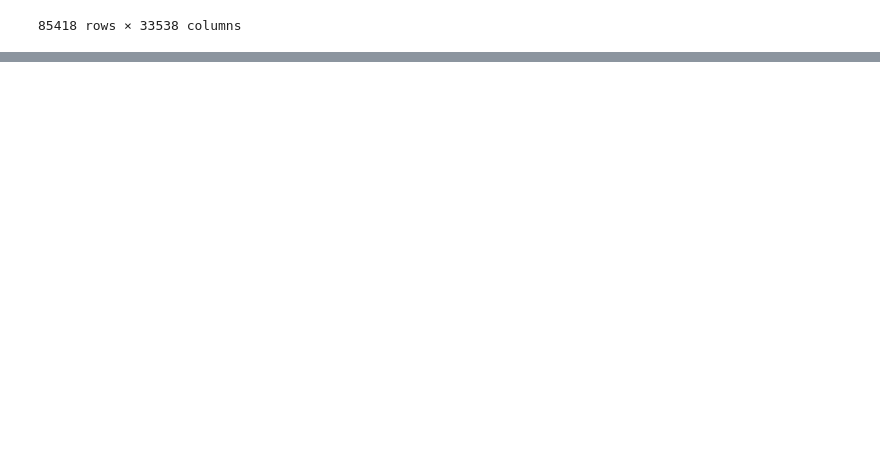
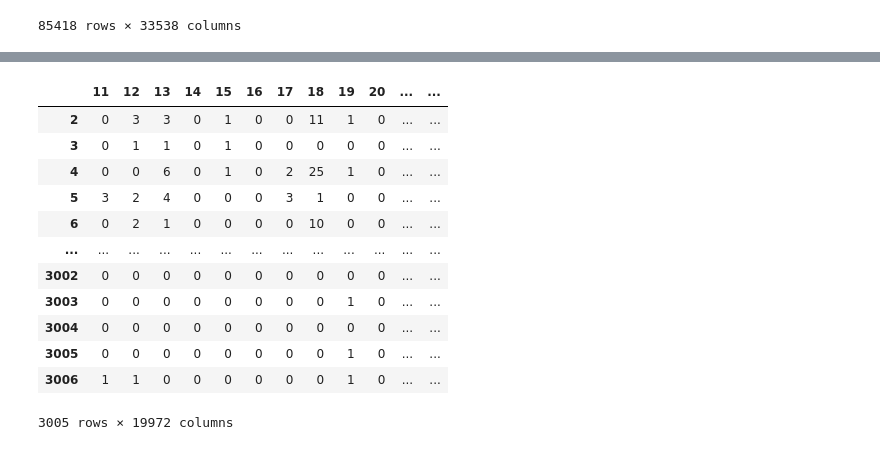
Before and after one commit to Neermita18/Spatial_gene_enhancement_bio_intern, a Jupyter notebook: scRNA+spatial_data.ipynb, the cells around one changed output, grey strips where cells are left out. Drawn from its saved outputs; the diff is of its cells as text; code cells hidden in the pictures; blank space fills up the shorter version.

```diff
--- a/scRNA+spatial_data.ipynb
+++ b/scRNA+spatial_data.ipynb
@@ -778,0 +945,18 @@ counts
+# %%
+counts_rs= counts_rs.T
+# %%
+counts_rs
+# %% [output]
+|  | 11 | 12 | 13 | 14 | 15 | 16 | 17 | 18 | 19 | 20 | ... | ... |
+| 2 | 0 | 3 | 3 | 0 | 1 | 0 | 0 | 11 | 1 | 0 | ... | ... |
+| 3 | 0 | 1 | 1 | 0 | 1 | 0 | 0 | 0 | 0 | 0 | ... | ... |
+| 4 | 0 | 0 | 6 | 0 | 1 | 0 | 2 | 25 | 1 | 0 | ... | ... |
+| 5 | 3 | 2 | 4 | 0 | 0 | 0 | 3 | 1 | 0 | 0 | ... | ... |
+| 6 | 0 | 2 | 1 | 0 | 0 | 0 | 0 | 10 | 0 | 0 | ... | ... |
+| ... | ... | ... | ... | ... | ... | ... | ... | ... | ... | ... | ... | ... |
+| 3002 | 0 | 0 | 0 | 0 | 0 | 0 | 0 | 0 | 0 | 0 | ... | ... |
+| 3003 | 0 | 0 | 0 | 0 | 0 | 0 | 0 | 0 | 1 | 0 | ... | ... |
+| 3004 | 0 | 0 | 0 | 0 | 0 | 0 | 0 | 0 | 0 | 0 | ... | ... |
+| 3005 | 0 | 0 | 0 | 0 | 0 | 0 | 0 | 0 | 1 | 0 | ... | ... |
+| 3006 | 1 | 1 | 0 | 0 | 0 | 0 | 0 | 0 | 1 | 0 | ... | ... |
+3005 rows × 19972 columns
```
Also changed, not shown: parts of 23 cells of this notebook.
